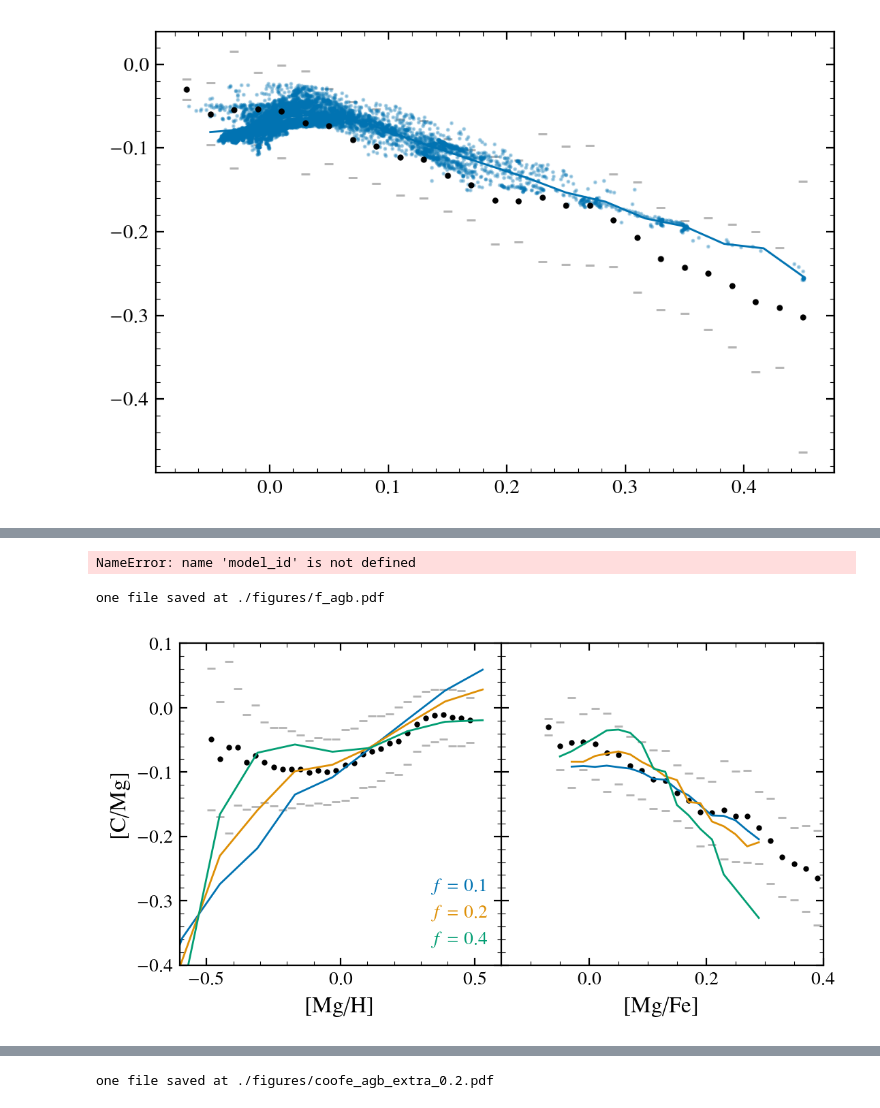
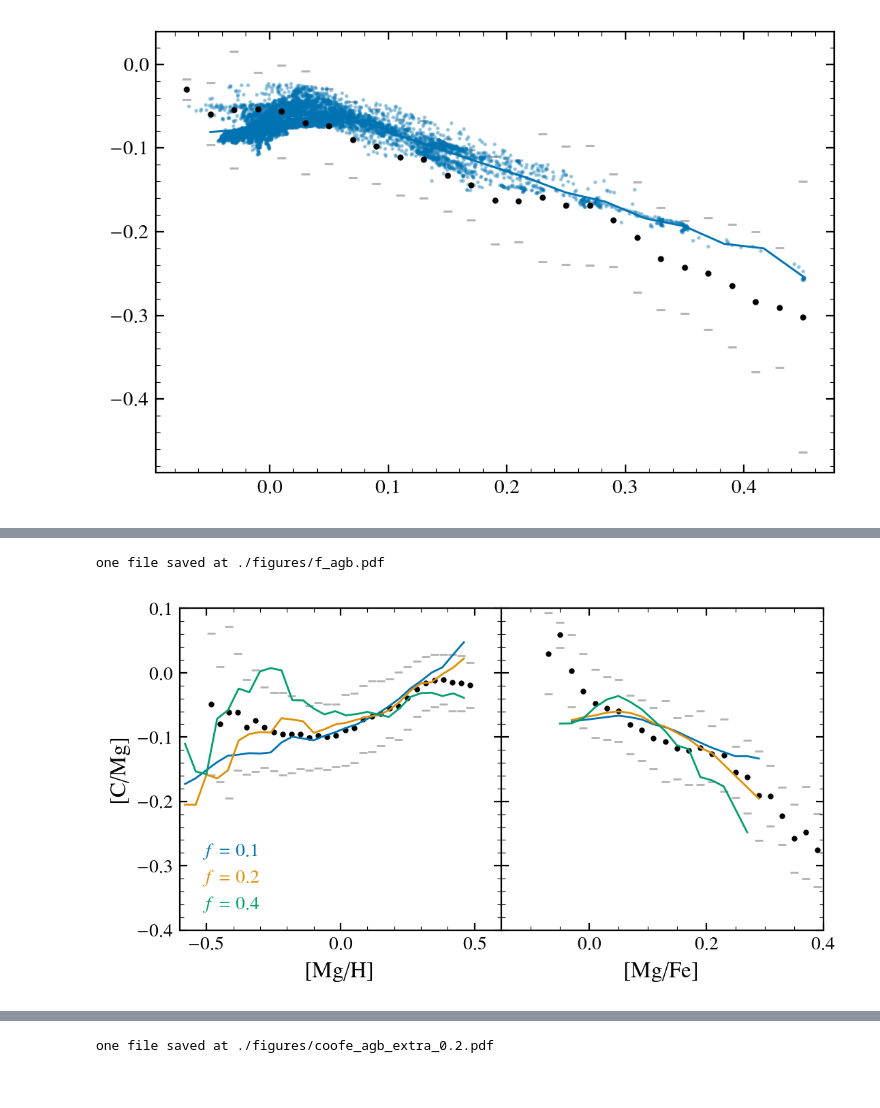
Before and after one commit to aeyobd/surp, a Jupyter notebook: carbon_paper/new_models.ipynb, the cells around one changed output, grey strips where cells are left out. Cells and saved outputs as stored; diff of their text form; code cells hidden in the pictures.

```diff
--- a/carbon_paper/new_models.ipynb
+++ b/carbon_paper/new_models.ipynb
@@ -80,8 +80,8 @@ def zoofe_models(models: dict, ele="C", mg_0=0.1, w=0.05, ax=None, **kwargs):
 
 
     for name, model in models.items():
-        filt = model.MG_FE > mg_0 - w
-        filt &= model.MG_FE < mg_0 + w
+        filt = model.MG_H > mg_0 - w
+        filt &= model.MG_H < mg_0 + w
         df = model[filt]
         pluto.plot_mean_track(df["MG_FE"], df[f"{ele}_MG"],
                               xlim=(-0.3, 0.3), label=name, ax=ax)
@@ -141,18 +142,9 @@ compare(names, labels, ele="n")
-# %%
-names = []
-for agb in ["cristallo11", "karakas10", "ventura13", "karakas16"]:
-    names.append(model_id(agb=agb, f_agb="o", beta="0.4", eta="1.0", version="_v0.1.3"))
-labels = ["C11", "K10", "V13", "K16"]
-compare(names, labels, filename="oob_agb.pdf")
-# %% [output]
-NameError: name 'model_id' is not defined
 # %%
-names = []
-for f in ["0.1", "0.2", "0.4"]:
-    names.append(model_id(agb="cristallo11", f_agb=f, beta="0.4", eta="1.0", version="_v0.1.3"))
+names = ["C11_f0.1_eta1_beta0.001", "C11_f0.2_eta1_beta0.001", "C11_f0.4_eta1_beta0.001"]
+
 labels = ["$f=0.1$", "$f=0.2$", "$f=0.4$"]
 compare(names, labels, filename="f_agb.pdf")
 # %% [output]
 one file saved at ./figures/f_agb.pdf
-[figure, old version]
+[figure, new version]
 # %%
```
Also changed, not shown: parts of 11 cells of this notebook, 5 other files.
